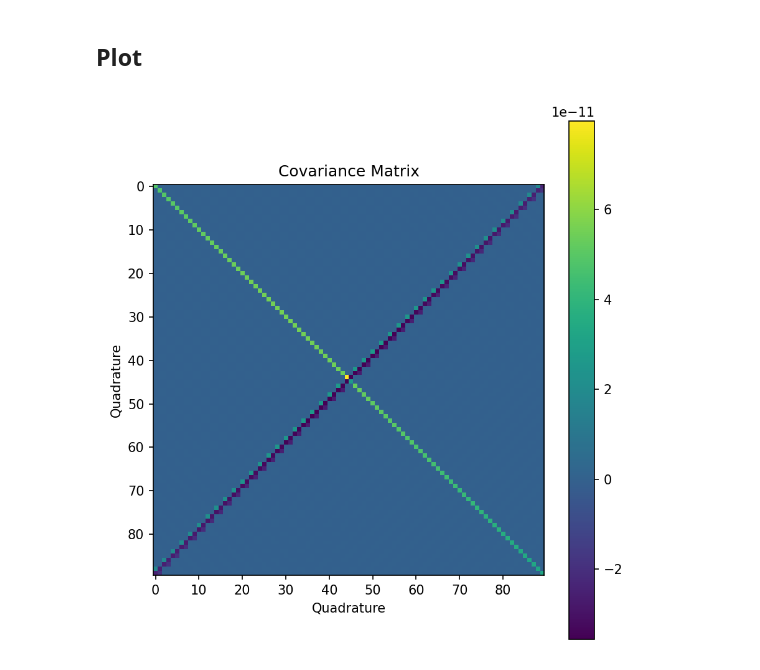
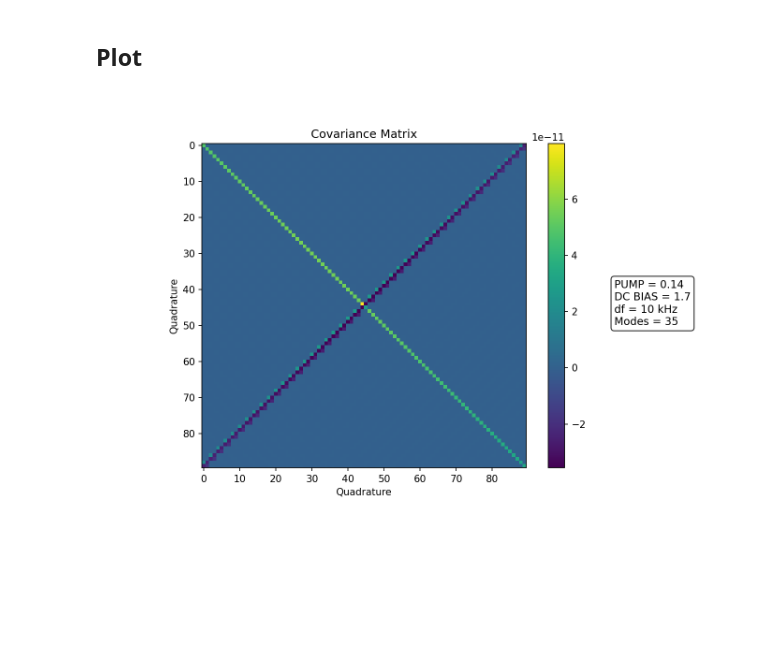
Before and after one commit to jaianandiyer690/Presto-Measurement-Scripts, a Jupyter notebook: LKIPA Measurements/Plot Covariance.ipynb, the cells around one changed output. Cells and saved outputs as stored; diff of their text form; code cells hidden in the pictures; blank space fills up the shorter version.

Commit message:
plot covariance with last  plot

```diff
--- a/LKIPA Measurements/Plot Covariance.ipynb
+++ b/LKIPA Measurements/Plot Covariance.ipynb
@@ -124,28 +124,50 @@ cov_mat = cov_rotation(cov_mat, theta)
 # %% [markdown]
 ## Plot
 # %%
-fig, ax = plt.subplots(figsize=(6, 6), dpi=150)
+fig, ax = plt.subplots(figsize=(9, 6), dpi=150)
 
 im = ax.imshow(
     cov_mat,
     aspect='equal',
     cmap='viridis',
     origin='upper',
 #    vmax=5e-12,
 #    vmin=-1e-9
 )
 
 cbar = fig.colorbar(im, ax=ax)
 
 
 ax.set_xlabel("Quadrature")
 ax.set_ylabel("Quadrature")
 ax.set_title("Covariance Matrix")
 
-fig.tight_layout()
+# Make room on the right for the textbox
+fig.subplots_adjust(right=0.82)
+
+info_text = (
+    f"PUMP = {0.14}" "\n"
+    f"DC BIAS = {1.7}" "\n"
+    f"df = 10 kHz" "\n"
+    f"Modes = 35"
+)
+
+fig.text(
+    0.82, 0.5,                  # figure coordinates
+    info_text,
+    ha='left',
+    va='center',
+    fontsize=11,
+    bbox=dict(
+        boxstyle='round',
+        facecolor='white',
+        edgecolor='black',
+        alpha=0.85
+    )
+)
 
 plt.savefig(
     fname=f'Figures/Covariance/LKIPA-Cov-modes={modes}-df={df}-run={run}-1pump_amp=0.14-pixels=4M.png'
 )
 # %% [output]
-[figure, old version]
+[figure, new version]
```
